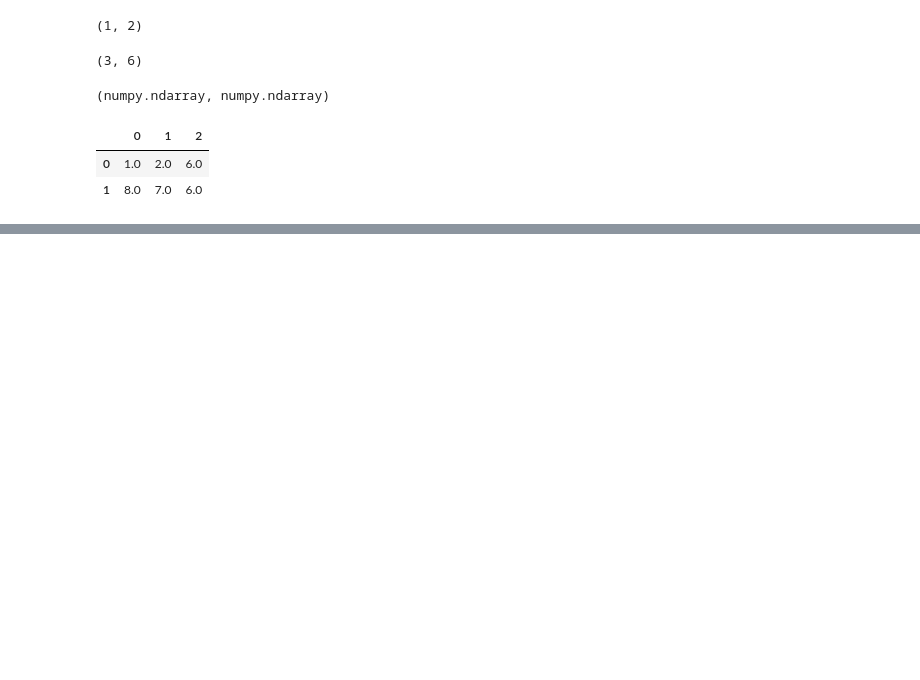
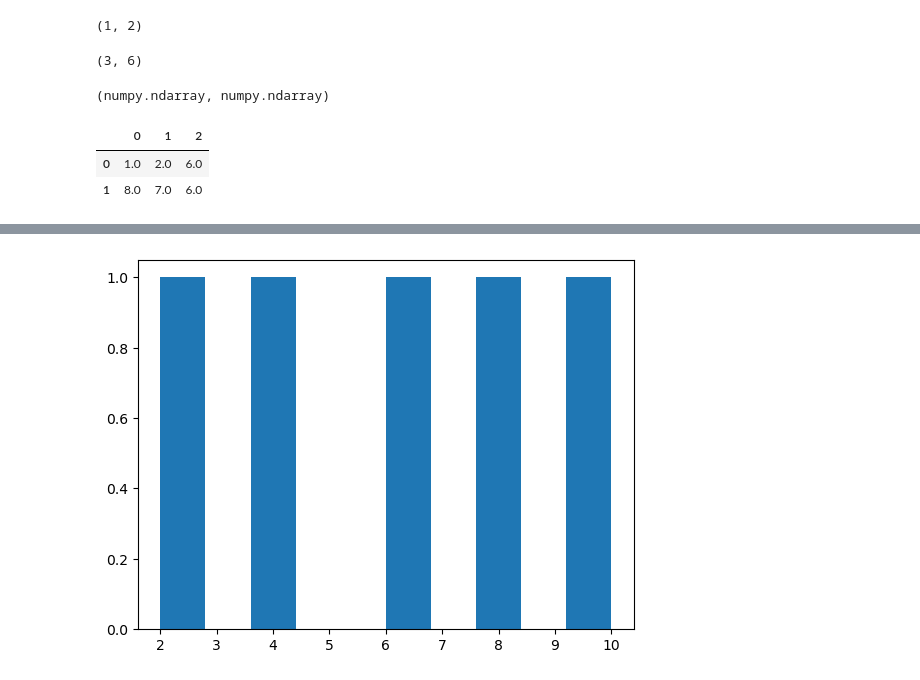
Before and after one commit to LivingstonTardzenyuy/Data-Science-Machine-Learning, a Jupyter notebook: pandas_numpy/introduction-to-numpy.ipynb, the cells around one changed output, grey strips where cells are left out. Saved outputs shown, nothing was run; the diff lists cells and outputs as text; code cells hidden in the pictures; blank space fills up the shorter version.

```diff
--- a/pandas_numpy/introduction-to-numpy.ipynb
+++ b/pandas_numpy/introduction-to-numpy.ipynb
@@ -51,0 +289,5 @@ df
+# %%
+plt.hist(low_var_array)
+plt.show()
+# %% [output]
+[figure, added]
```
Also changed, not shown: parts of 43 cells of this notebook.
